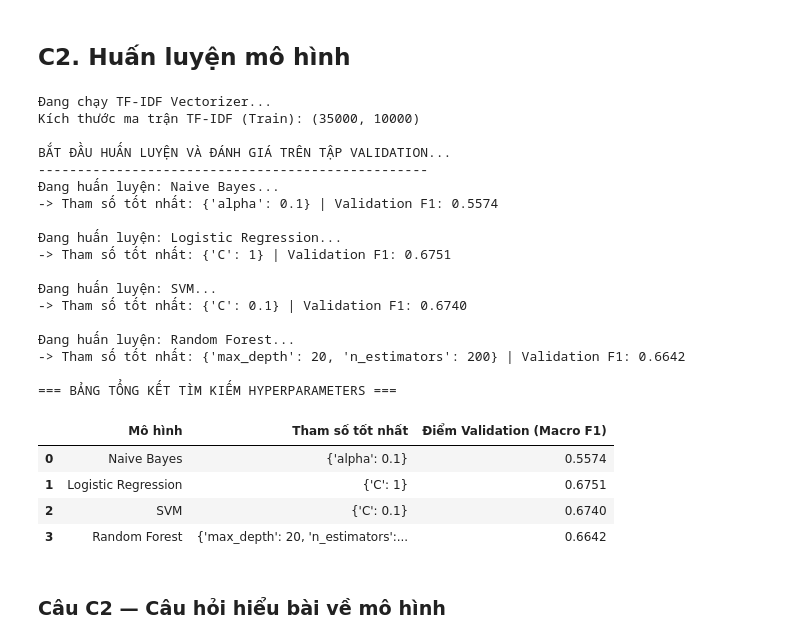
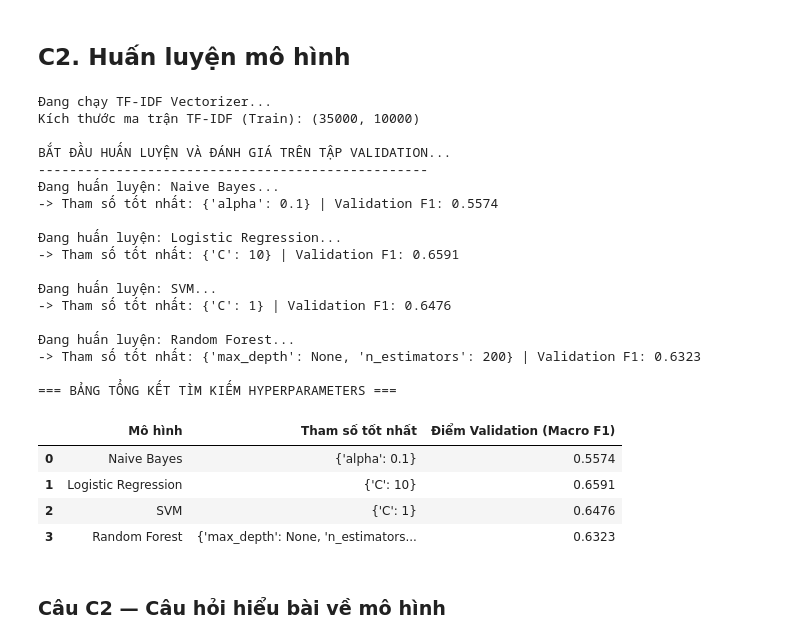
Before and after one commit to xuanmanh-2110/PTDL-Python, a Jupyter notebook: notebook.ipynb, the cells around one changed output. Cells and saved outputs as stored; diff of their text form; code cells hidden in the pictures.

```diff
--- a/notebook.ipynb
+++ b/notebook.ipynb
@@ -120,0 +144,12 @@ Dựa trên việc phân loại cột `Score` , phân bố dữ liệu như sau:
+# %%
+print("THỐNG KÊ ĐỘ DÀI VĂN BẢN")
+
+df['char_count'] = df['Text'].astype(str).str.len()
+df['word_count'] = df['Text'].astype(str).str.split().str.len()
+
+# 2. Hiển thị bảng thống kê (mean, std, min, max...) nhóm theo nhãn
+print("\n--- Thống kê Số lượng Từ (Word Count) theo Nhãn ---")
+display(df.groupby('label')['word_count'].describe().round(2))
+
+print("\n--- Thống kê Số lượng Ký tự (Char Count) theo Nhãn ---")
+display(df.groupby('label')['char_count'].describe().round(2))
@@ -143,12 +206,3 @@ Sự chênh lệch quá lớn về số lượng mẫu sẽ gây ra 3 tác độ
 3. **Hiệu suất cực thấp trên lớp thiểu số:** Lớp Tiêu cực và Trung tính thường chứa các thông tin quan trọng nhất (như phản hồi lỗi sản phẩm, góp ý cải thiện). Tuy nhiên, do có quá ít dữ liệu, mô hình không đủ không gian để học sâu các từ vựng, ngữ cảnh thuộc 2 lớp này. Hậu quả là chỉ số **Recall (Độ phủ)** và **F1-Score** của nhãn Negative và Neutral sau khi huấn luyện sẽ rất thấp, mô hình sẽ dễ dàng bỏ lọt các bình luận xấu.
 # %% [markdown]
 ## A2. Tiền xử lý văn bản
-# %%
-# 1. Tính toán số từ và số ký tự
-df["word_count"] = df["Text"].str.split().str.len()
-df["char_count"] = df["Text"].str.len()
-print("--- 1. BẢNG THỐNG KÊ SỐ TỪ (WORD COUNT) ---")
-display(df.groupby("label")["word_count"].describe().round(2))
-
-print("\n--- 2. BẢNG THỐNG KÊ SỐ KÝ TỰ (CHAR COUNT) ---")
-display(df.groupby("label")["char_count"].describe().round(2))
@@ -420,9 +511,7 @@ Sự phân định rõ ràng giữa tập Validation và Test là nguyên tắc
 # %% [markdown]
 ## C2. Huấn luyện mô hình
 # %%
-# ==========================================
 # BƯỚC 1: TRÍCH XUẤT ĐẶC TRƯNG BẰNG TF-IDF
-# ==========================================
 print("Đang chạy TF-IDF Vectorizer...")
 tfidf = TfidfVectorizer(max_features=10000) # Giới hạn 10.000 từ quan trọng nhất để tránh tràn RAM
 
@@ -433,32 +522,28 @@ X_test_tfidf = tfidf.transform(X_test)
 
 print(f"Kích thước ma trận TF-IDF (Train): {X_train_tfidf.shape}\n")
 
-# ==========================================
 # BƯỚC 2: KHAI BÁO MÔ HÌNH & HYPERPARAMETERS
-# ==========================================
-# Lưu ý: Thêm class_weight='balanced' cho Logistic, SVM và RF để xử lý dữ liệu mất cân bằng
 models_config = {
     "Naive Bayes": {
         "model": MultinomialNB(),
         "params": {"alpha": [0.1, 0.5, 1.0]}
     },
     "Logistic Regression": {
-        "model": LogisticRegression(solver='lbfgs', max_iter=2000, class_weight='balanced'),
+        "model": LogisticRegression(solver='lbfgs', max_iter=2000),
         "params": {"C": [0.1, 1, 10]}
     },
     "SVM": {
-        "model": LinearSVC(max_iter=2000, class_weight='balanced', random_state=42),
+        "model": LinearSVC(max_iter=2000, random_state=42),
         "params": {"C": [0.1, 1, 10]}
     },
     "Random Forest": {
-        "model": RandomForestClassifier(class_weight='balanced', random_state=42, n_jobs=-1),
+        "model": RandomForestClassifier(random_state=42, n_jobs=-1),
         "params": {"n_estimators": [100, 200], "max_depth": [None, 10, 20]}
     }
 }
 
-# ==========================================
 # BƯỚC 3: HUẤN LUYỆN VÀ TÌM THAM SỐ TỐT NHẤT (TUNING)
-# ==========================================
+
 best_models = {} # Biến lưu trữ mô hình xịn nhất sau khi train
 results_list = []
 
@@ -494,40 +579,40 @@ for model_name, config in models_config.items():
     # Lưu mô hình tốt nhất của thuật toán này vào từ điển
     best_models[model_name] = best_estimator
     results_list.append({
         "Mô hình": model_name,
         "Tham số tốt nhất": str(best_param),
         "Điểm Validation (Macro F1)": round(best_score, 4)
     })
     print(f"-> Tham số tốt nhất: {best_param} | Validation F1: {best_score:.4f}\n")
 
 # Hiển thị bảng tổng kết
 df_results = pd.DataFrame(results_list)
-print("=== BẢNG TỔNG KẾT TÌM KIẾM HYPERPARAMETERS ===")
+print("BẢNG TỔNG KẾT TÌM KIẾM HYPERPARAMETERS")
 display(df_results)
 # %% [output]
 Đang chạy TF-IDF Vectorizer...
 Kích thước ma trận TF-IDF (Train): (35000, 10000)
 
 BẮT ĐẦU HUẤN LUYỆN VÀ ĐÁNH GIÁ TRÊN TẬP VALIDATION...
 --------------------------------------------------
 Đang huấn luyện: Naive Bayes...
 -> Tham số tốt nhất: {'alpha': 0.1} | Validation F1: 0.5574
 
 Đang huấn luyện: Logistic Regression...
--> Tham số tốt nhất: {'C': 1} | Validation F1: 0.6751
+-> Tham số tốt nhất: {'C': 10} | Validation F1: 0.6591
 
 Đang huấn luyện: SVM...
--> Tham số tốt nhất: {'C': 0.1} | Validation F1: 0.6740
+-> Tham số tốt nhất: {'C': 1} | Validation F1: 0.6476
 
 Đang huấn luyện: Random Forest...
--> Tham số tốt nhất: {'max_depth': 20, 'n_estimators': 200} | Validation F1: 0.6642
+-> Tham số tốt nhất: {'max_depth': None, 'n_estimators': 200} | Validation F1: 0.6323
 
 === BẢNG TỔNG KẾT TÌM KIẾM HYPERPARAMETERS ===
 |  | Mô hình | Tham số tốt nhất | Điểm Validation (Macro F1) |
 | 0 | Naive Bayes | {'alpha': 0.1} | 0.5574 |
-| 1 | Logistic Regression | {'C': 1} | 0.6751 |
-| 2 | SVM | {'C': 0.1} | 0.6740 |
-| 3 | Random Forest | {'max_depth': 20, 'n_estimators':... | 0.6642 |
+| 1 | Logistic Regression | {'C': 10} | 0.6591 |
+| 2 | SVM | {'C': 1} | 0.6476 |
+| 3 | Random Forest | {'max_depth': None, 'n_estimators... | 0.6323 |
 # %% [markdown]
 ### Câu C2 — Câu hỏi hiểu bài về mô hình
 # %% [markdown]
```
Also changed, not shown: parts of 28 cells of this notebook.
